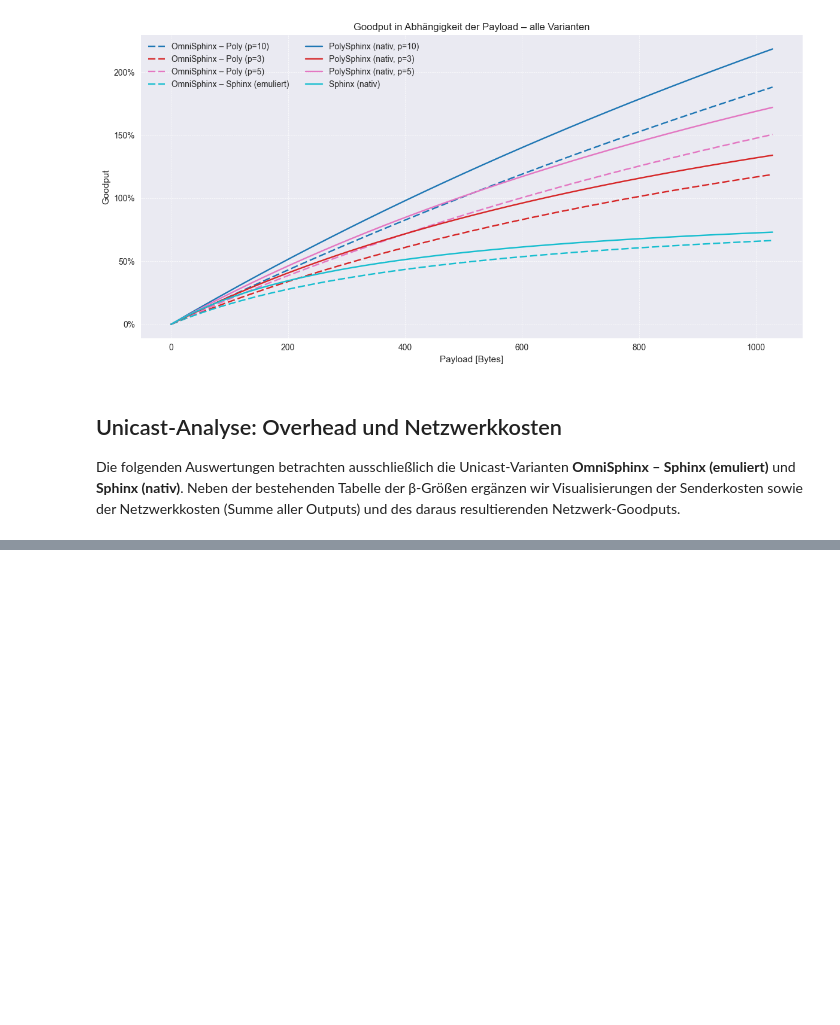
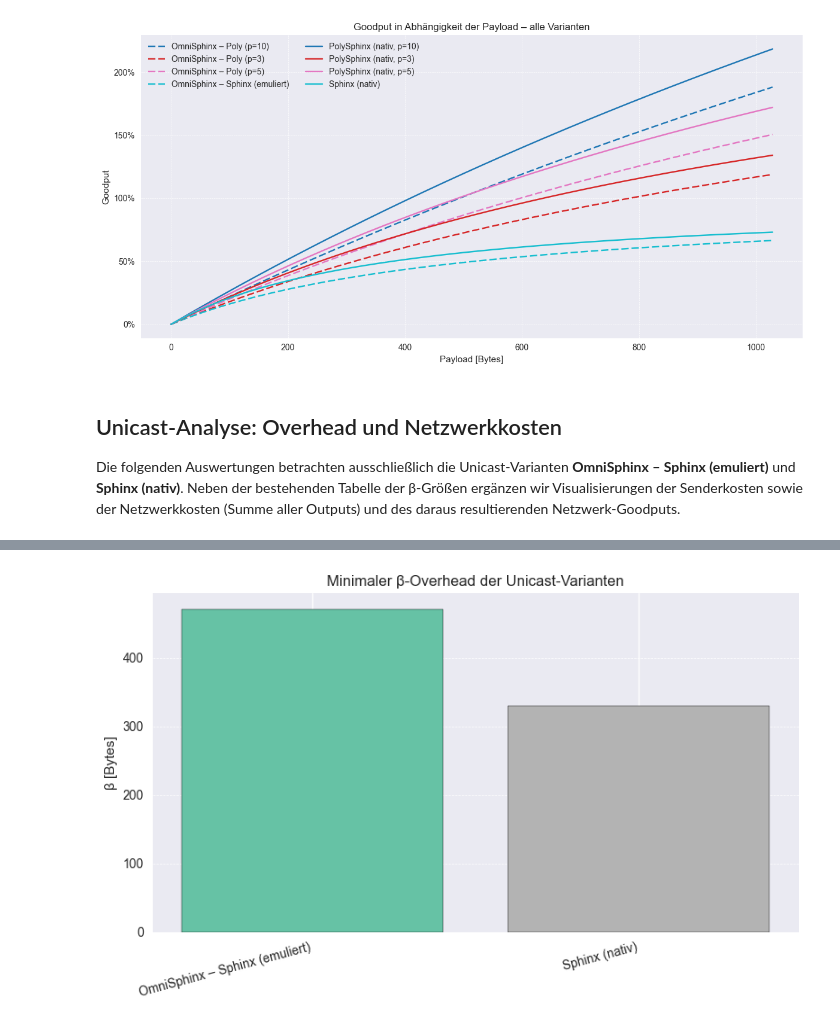
Before and after one commit to kit-ps/OmniSphinx, a Jupyter notebook: size_evaluation.ipynb, the cells around one changed output, grey strips where cells are left out. Drawn from its saved outputs; the diff is of its cells as text; code cells hidden in the pictures; blank space fills up the shorter version.

Commit message:
Refactor plots, each cell has most 1 plot

```diff
--- a/size_evaluation.ipynb
+++ b/size_evaluation.ipynb
@@ -39,6 +39,7 @@ KAPPA_BITS = 16 * BITS_PER_BYTE
 ALPHA_BITS = 2 * KAPPA_BITS
 GAMMA_BITS = KAPPA_BITS
 PATH_LENGTH = 5
+SPHINX_PATH_LENGTH = 10
 
 
 
@@ -214,14 +215,15 @@ class Variant:
     beta_min: int
     kind: str
     p: Optional[int] = None
+    path_length: int = PATH_LENGTH
 
 
 variants: Dict[str, Variant] = {
-    "omni_sphinx": Variant("OmniSphinx – Sphinx (emuliert)", omni_sphinx_beta_bits(), "omni"),
+    "omni_sphinx": Variant("OmniSphinx – Sphinx (emuliert)", omni_sphinx_beta_bits(), "omni", path_length = SPHINX_PATH_LENGTH),
     "omni_poly_p3": Variant("OmniSphinx – Poly (p=3)", omni_poly_beta_bits(3), "omni", 3),
     "omni_poly_p5": Variant("OmniSphinx – Poly (p=5)", omni_poly_beta_bits(5), "omni", 5),
     "omni_poly_p10": Variant("OmniSphinx – Poly (p=10)", omni_poly_beta_bits(10), "omni", 10),
-    "sphinx_native": Variant("Sphinx (nativ)", native_sphinx_beta_bits(), "native"),
+    "sphinx_native": Variant("Sphinx (nativ)", native_sphinx_beta_bits(), "native", path_length = SPHINX_PATH_LENGTH),
     "poly_native_p3": Variant("PolySphinx (nativ, p=3)", native_poly_beta_bits(3), "native", 3),
     "poly_native_p5": Variant("PolySphinx (nativ, p=5)", native_poly_beta_bits(5), "native", 5),
     "poly_native_p10": Variant("PolySphinx (nativ, p=10)", native_poly_beta_bits(10), "native", 10),
@@ -631,0 +515,24 @@ plt.show()
+# %%
+# Parameter
+figsize = (8, 5)
+title = "Minimaler β-Overhead der Unicast-Varianten"
+y_label = "β [Bytes]"
+
+
+positions = np.arange(len(unicast_metrics_df))
+fig, ax = plt.subplots(figsize=figsize)
+ax.bar(
+    positions,
+    unicast_metrics_df["β [B]"],
+    color=[unicast_color_map[var] for var in unicast_metrics_df["Variante"]],
+    edgecolor="black",
+)
+ax.set_title(title)
+ax.set_ylabel(y_label)
+ax.set_xticks(positions)
+ax.set_xticklabels(unicast_metrics_df["Variante"], rotation=15, ha="right")
+ax.grid(axis="y", linestyle="--", linewidth=0.5)
+fig.tight_layout()
+plt.show()
+# %% [output]
+[figure, added]
```
Also changed, not shown: parts of 5 cells of this notebook.
